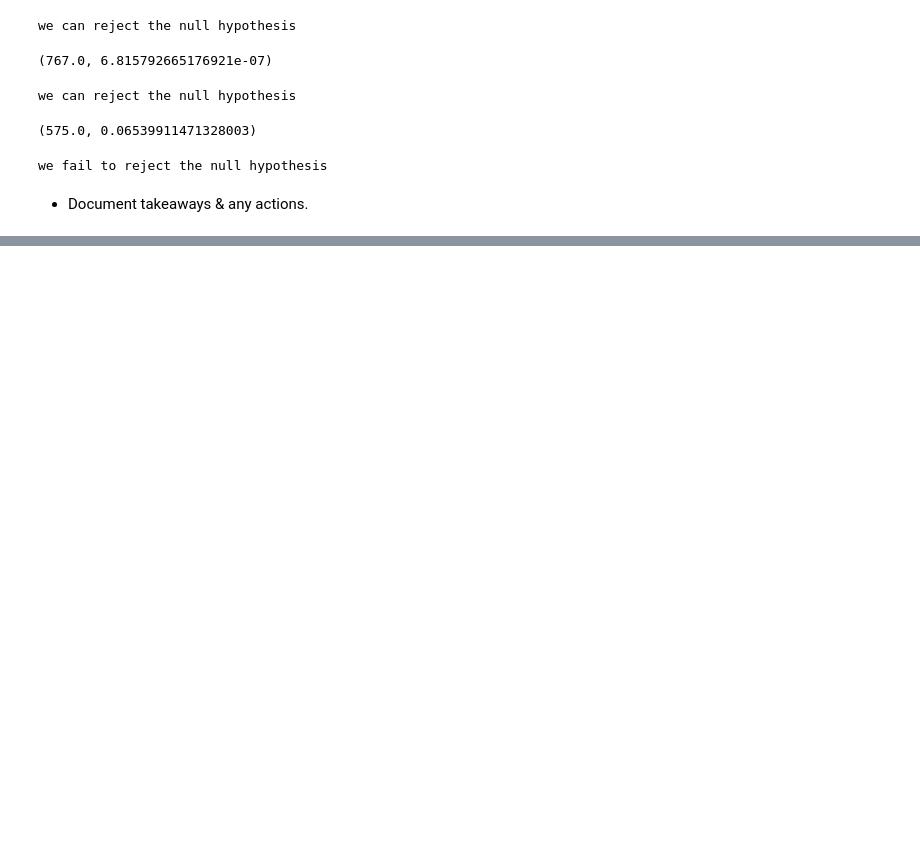
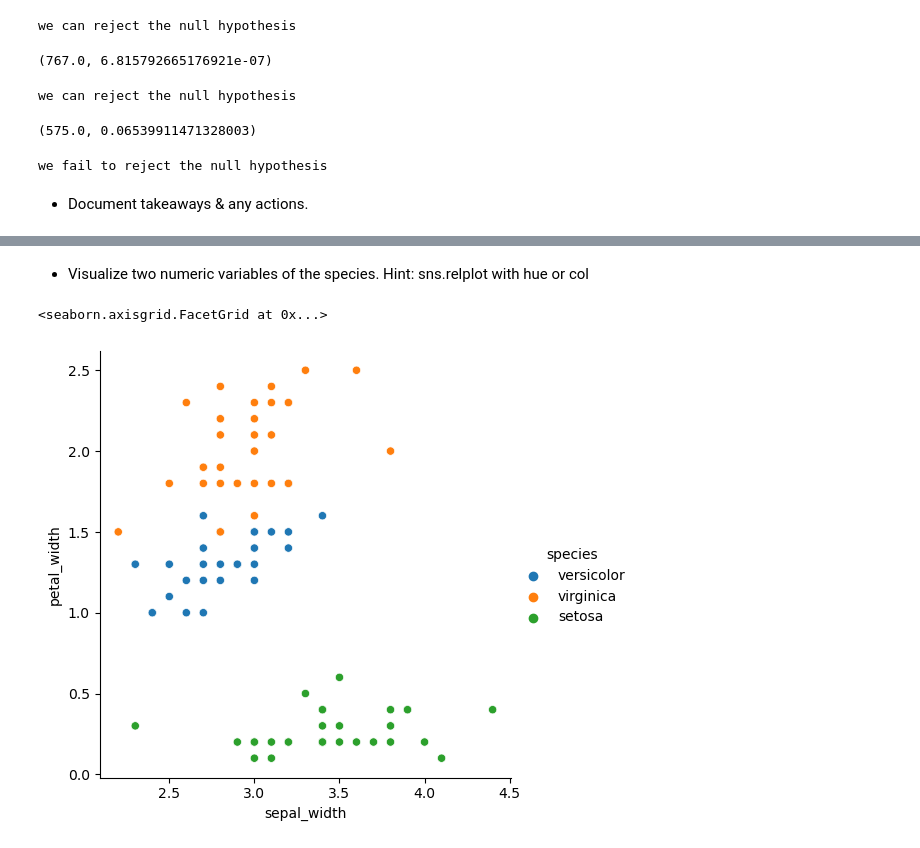
Before and after one commit to Joshua-Click/classification-exercises, a Jupyter notebook: classification_exercises.ipynb, the cells around one changed output, grey strips where cells are left out. Saved outputs shown, nothing was run; the diff lists cells and outputs as text; code cells hidden in the pictures; blank space fills up the shorter version.

```diff
--- a/classification_exercises.ipynb
+++ b/classification_exercises.ipynb
@@ -1052,0 +1062,7 @@ we fail to reject the null hypothesis
+# %% [markdown]
+* Visualize two numeric variables of the species. Hint: sns.relplot with hue or col
+# %%
+sns.relplot(x=train.sepal_width, y=train.petal_width, hue=train.species)
+# %% [output]
+<seaborn.axisgrid.FacetGrid at 0x...>
+[figure, added]
```
Also changed, not shown: parts of 57 cells of this notebook, 1 other file.
